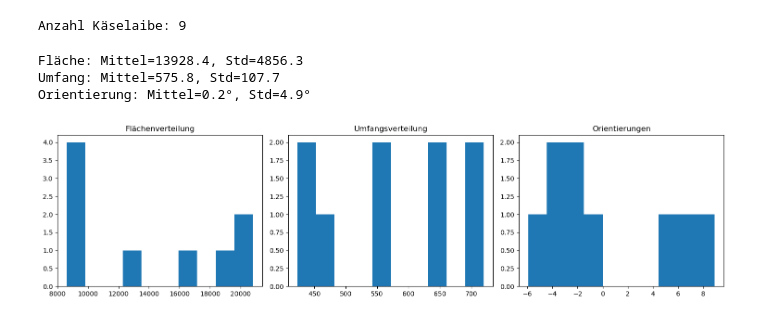
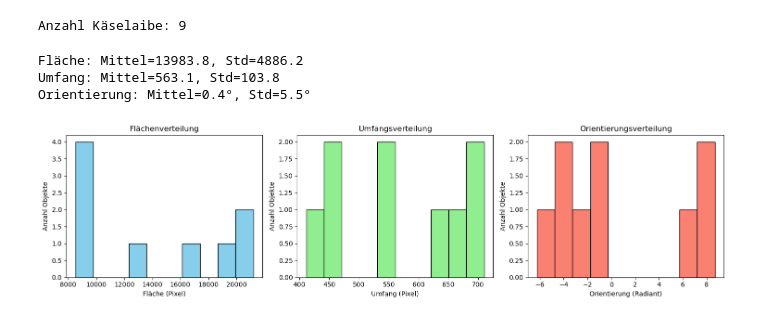
Before and after one commit to Tschoppsilas/GBSV_2025, a Jupyter notebook: MC2/Day Submission/Day_8_Segmentation_Morphological Operations.ipynb, the cells around one changed output. Drawn from its saved outputs; the diff is of its cells as text; code cells hidden in the pictures.

```diff
--- a/MC2/Day Submission/Day_8_Segmentation_Morphological Operations.ipynb
+++ b/MC2/Day Submission/Day_8_Segmentation_Morphological Operations.ipynb
@@ -131,6 +201,8 @@ Gezählte Käselaibe: 9
 # Tag 7
 # %%
 import cv2
+import numpy as np
+import matplotlib.pyplot as plt
 # Bild laden und in verschiedene Farbräume umwandeln
 img = cv2.imread("C:\\Users\\silas\\PycharmProjects\\GBSV_2025\\MC2\\Data\\Kaese.jpg")
 img_rgb = cv2.cvtColor(img, cv2.COLOR_BGR2RGB)
@@ -143,12 +215,12 @@ mask = cv2.inRange(lab, lower, upper)
 
 # ---------------- Morphologische Operationen ----------------
 
-# Schritt 1: Grobes Closing mit 5x5 (füllt große Lücken)
-kernel_large = np.ones((5, 5), np.uint8)
+# Schritt 1: Grobes Closing mit 7x7 (füllt grosse Lücken)
+kernel_large = np.ones((7, 7), np.uint8)
 mask_close5 = cv2.morphologyEx(mask, cv2.MORPH_CLOSE, kernel_large, iterations=2)
 
-# Schritt 2: Fein-Öffnen mit 3x3 (entfernt kleine weiße Flecken)
-kernel_small = np.ones((3, 3), np.uint8)
+# Schritt 2: Fein-Öffnen mit 5x5 (entfernt kleine weisse Flecken)
+kernel_small = np.ones((5, 5), np.uint8)
 mask_open = cv2.morphologyEx(mask_close5, cv2.MORPH_OPEN, kernel_small, iterations=5)
 
 # Variante A: Finales Closing mit 3x3 (sanfte Lückenfüllung)
@@ -177,12 +249,12 @@ nC = count_objects(mask_refined_C)
 
 plt.figure(figsize=(18, 10))
 plt.subplot(3, 3, 1), plt.title("Original LAB-Maske"), plt.imshow(mask, cmap="gray"), plt.axis("off")
-plt.subplot(3, 3, 2), plt.title("5x5 CLOSE"), plt.imshow(mask_close5, cmap="gray"), plt.axis("off")
-plt.subplot(3, 3, 3), plt.title("OPEN 3x3"), plt.imshow(mask_open, cmap="gray"), plt.axis("off")
-plt.subplot(3, 3, 4), plt.title(f"Variante A: 3x3 CLOSE\n{nA} Objekte"), plt.imshow(mask_refined_A, cmap="gray"), plt.axis("off")
+plt.subplot(3, 3, 2), plt.title("7x7 CLOSE"), plt.imshow(mask_close5, cmap="gray"), plt.axis("off")
+plt.subplot(3, 3, 3), plt.title("OPEN 5x5"), plt.imshow(mask_open, cmap="gray"), plt.axis("off")
+plt.subplot(3, 3, 4), plt.title(f"Variante A: 5x5 CLOSE\n{nA} Objekte"), plt.imshow(mask_refined_A, cmap="gray"), plt.axis("off")
 plt.subplot(3, 3, 5), plt.title(f"Variante B: Dilate\n{nB} Objekte"), plt.imshow(mask_dilated, cmap="gray"), plt.axis("off")
 plt.subplot(3, 3, 6), plt.title(f"Variante B: Dilate→Erode\n{nB} Objekte"), plt.imshow(mask_refined_B, cmap="gray"), plt.axis("off")
-plt.subplot(3, 3, 8), plt.title(f"Variante C: Ellipse 5x5 CLOSE\n{nC} Objekte"), plt.imshow(mask_refined_C, cmap="gray"), plt.axis("off")
+plt.subplot(3, 3, 8), plt.title(f"Variante C: Ellipse 7x7 CLOSE\n{nC} Objekte"), plt.imshow(mask_refined_C, cmap="gray"), plt.axis("off")
 plt.tight_layout()
 plt.show()
 # %% [output]
@@ -288,22 +328,41 @@ print(f"Anzahl Käselaibe: {len(areas)}")
 # %% [output]
 Anzahl Käselaibe: 9
 # %%
-# Statistische Auswertung
+# Statistische Auswertung mit beschrifteten Achsen und besserem Layout
 print(f"Fläche: Mittel={np.mean(areas):.1f}, Std={np.std(areas):.1f}")
 print(f"Umfang: Mittel={np.mean(perimeters):.1f}, Std={np.std(perimeters):.1f}")
 print(f"Orientierung: Mittel={np.mean(orientations):.1f}°, Std={np.std(orientations):.1f}°")
 
 plt.figure(figsize=(15, 4))
-plt.subplot(1, 3, 1), plt.hist(areas, bins=10), plt.title("Flächenverteilung")
-plt.subplot(1, 3, 2), plt.hist(perimeters, bins=10), plt.title("Umfangsverteilung")
-plt.subplot(1, 3, 3), plt.hist(orientations, bins=10), plt.title("Orientierungen")
+
+# Flächenverteilung
+plt.subplot(1, 3, 1)
+plt.hist(areas, bins=10, color='skyblue', edgecolor='black')
+plt.title("Flächenverteilung")
+plt.xlabel("Fläche (Pixel)")
+plt.ylabel("Anzahl Objekte")
+
+# Umfangsverteilung
+plt.subplot(1, 3, 2)
+plt.hist(perimeters, bins=10, color='lightgreen', edgecolor='black')
+plt.title("Umfangsverteilung")
+plt.xlabel("Umfang (Pixel)")
+plt.ylabel("Anzahl Objekte")
+
+# Orientierungsverteilung
+plt.subplot(1, 3, 3)
+plt.hist(orientations, bins=10, color='salmon', edgecolor='black')
+plt.title("Orientierungsverteilung")
+plt.xlabel("Orientierung (Radiant)")
+plt.ylabel("Anzahl Objekte")
+
 plt.tight_layout()
 plt.show()
 # %% [output]
-Fläche: Mittel=13928.4, Std=4856.3
-Umfang: Mittel=575.8, Std=107.7
-Orientierung: Mittel=0.2°, Std=4.9°
+Fläche: Mittel=13983.8, Std=4886.2
+Umfang: Mittel=563.1, Std=103.8
+Orientierung: Mittel=0.4°, Std=5.5°
-[figure, old version]
+[figure, new version]
 # %%
 output = img_rgb.copy()
 
```
Also changed, not shown: parts of 11 cells of this notebook, 15 other files.
